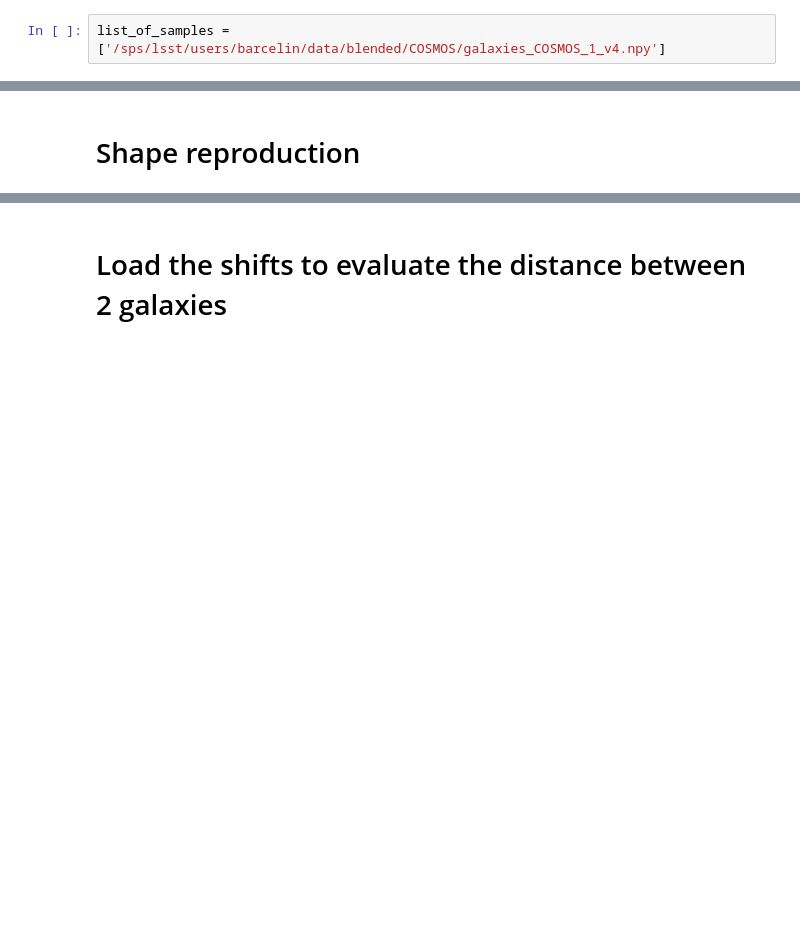
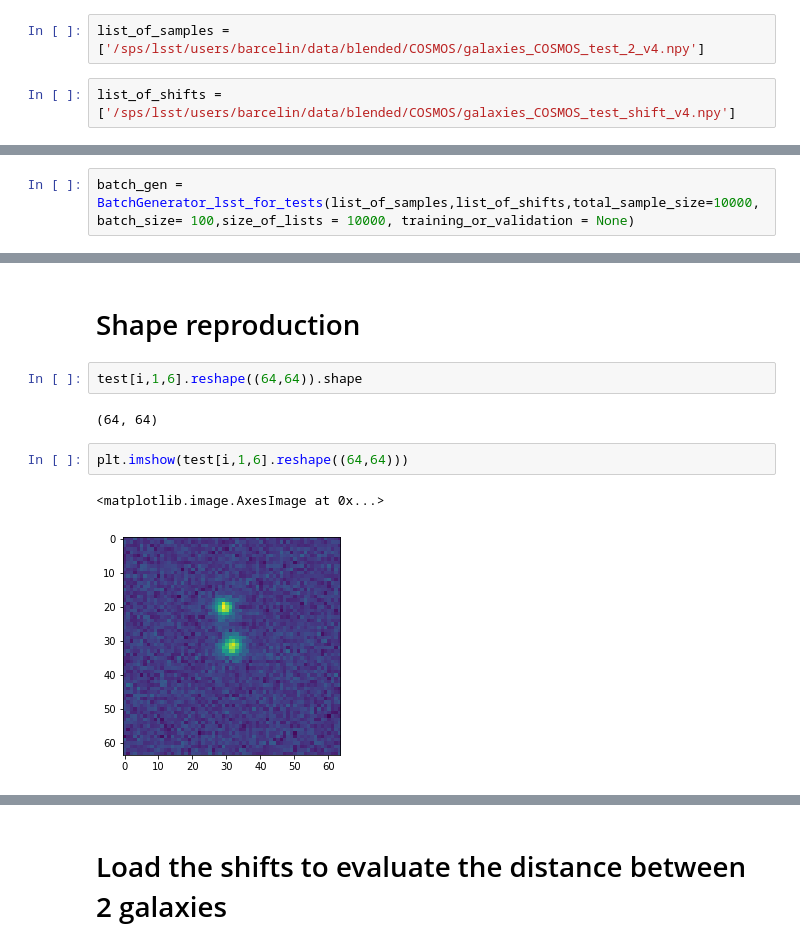
Before and after one commit to LSSTDESC/DeblenderVAE, a Jupyter notebook: notebooks/Deblender/Plots_Deblender-LSST.ipynb, the cells around one changed output, grey strips where cells are left out. Cells and saved outputs as stored; diff of their text form; blank space fills up the shorter version.

```diff
--- a/notebooks/Deblender/Plots_Deblender-LSST.ipynb
+++ b/notebooks/Deblender/Plots_Deblender-LSST.ipynb
@@ -78,7 +270,11 @@ r.shape
 # %%
-list_of_samples = ['/sps/lsst/users/barcelin/data/blended/COSMOS/galaxies_COSMOS_1_v4.npy']
+list_of_samples = ['/sps/lsst/users/barcelin/data/blended/COSMOS/galaxies_COSMOS_test_2_v4.npy']
+# %%
+list_of_shifts = ['/sps/lsst/users/barcelin/data/blended/COSMOS/galaxies_COSMOS_test_shift_v4.npy']
 # %%
 batch_gen = BatchGenerator_lsst_process(list_of_samples,total_sample_size=10000, batch_size= 100,size_of_lists = 10000, training_or_validation = None)
+# %%
+batch_gen = BatchGenerator_lsst_for_tests(list_of_samples,list_of_shifts,total_sample_size=10000, batch_size= 100,size_of_lists = 10000, training_or_validation = None)
 # %% [markdown]
 ## LSST only
 # %%
@@ -109,2 +305,11 @@ for i in range(N_plot):
 # %% [markdown]
 # Shape reproduction
+# %%
+test[i,1,6].reshape((64,64)).shape
+# %% [output]
+(64, 64)
+# %%
+plt.imshow(test[i,1,6].reshape((64,64)))
+# %% [output]
+<matplotlib.image.AxesImage at 0x...>
+[figure, added]
```
Also changed, not shown: parts of 46 cells of this notebook, 18 other files.
